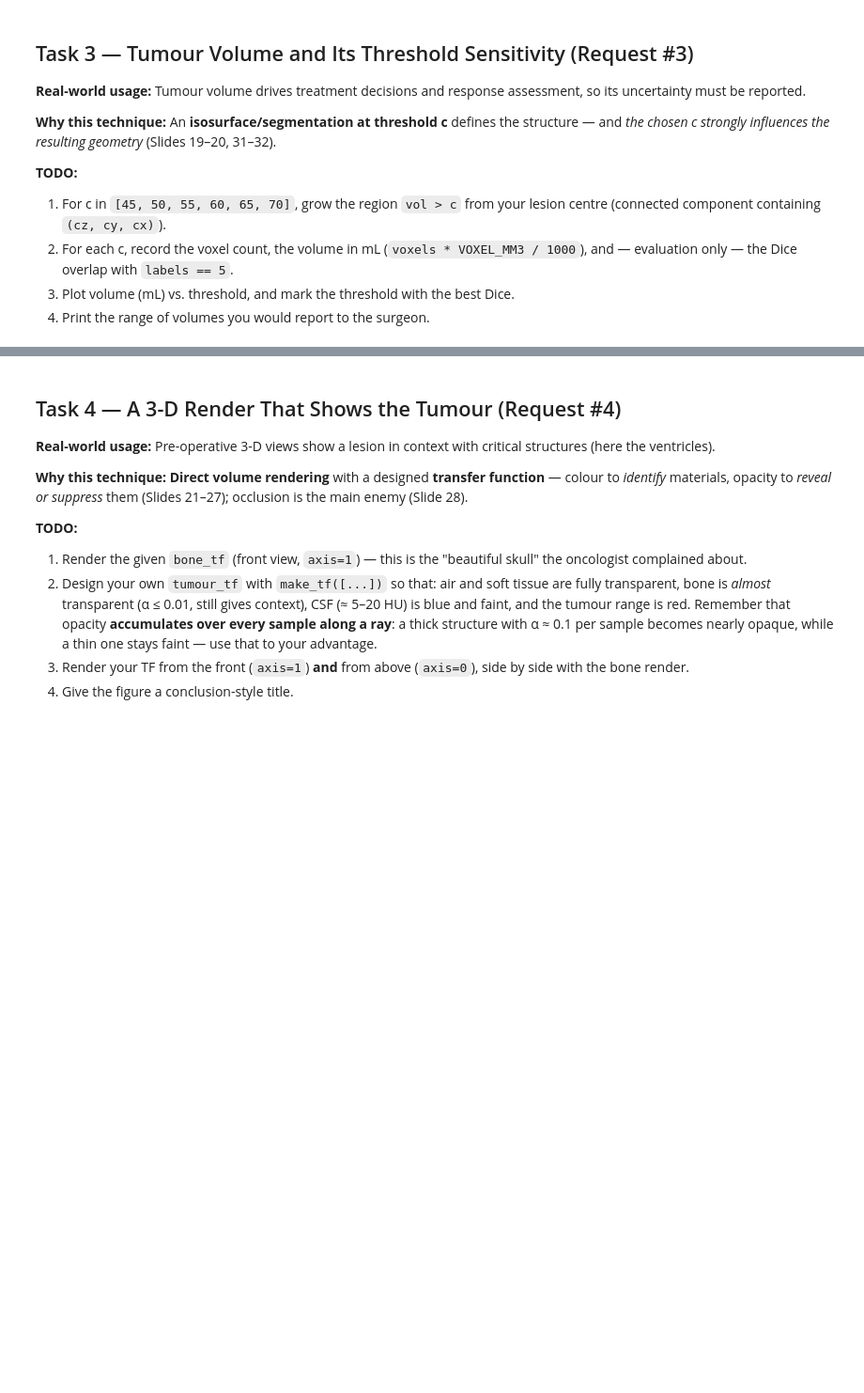
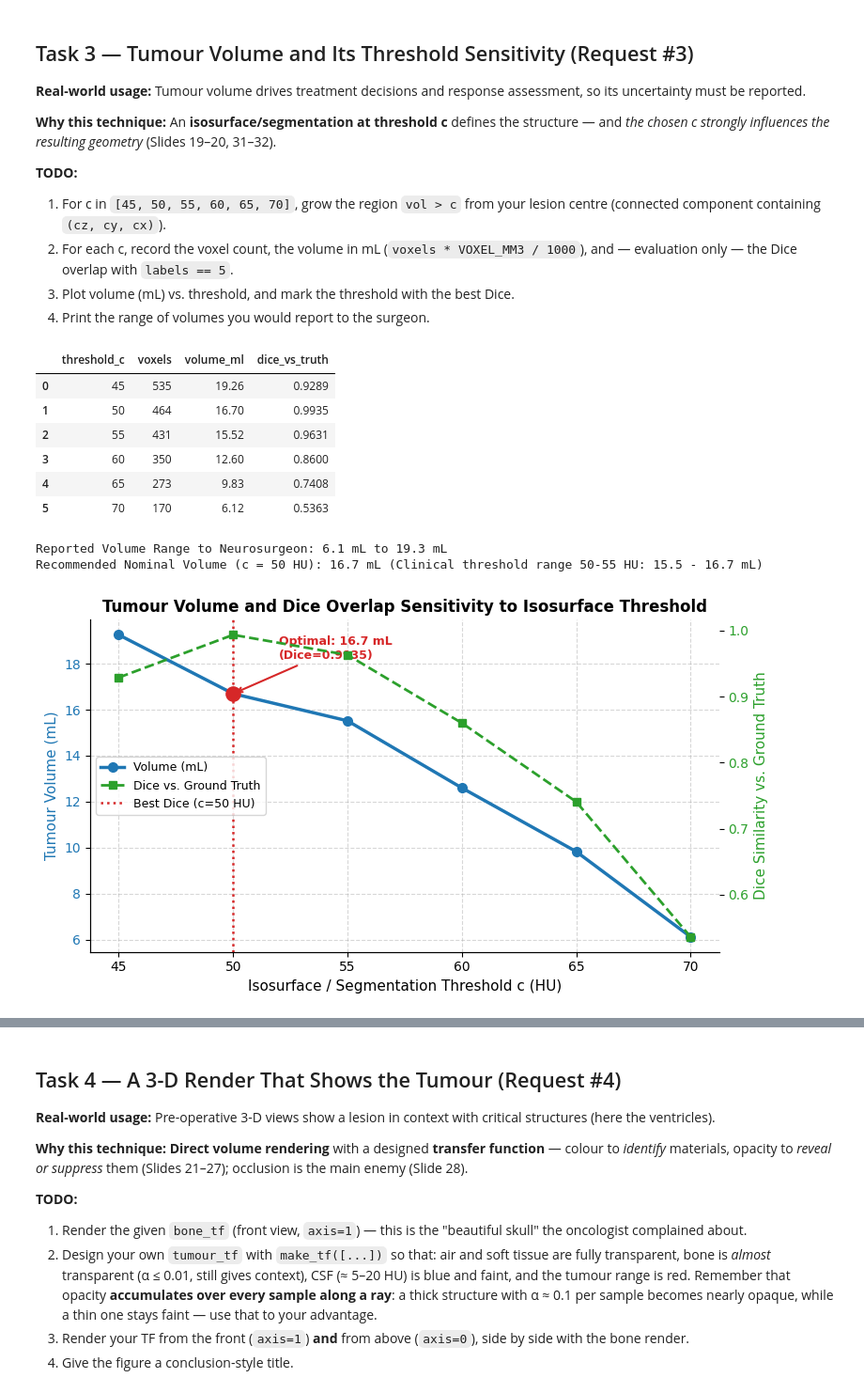
Before and after one commit to adarshm1705/VDUI-unit-3-assignment, a Jupyter notebook: unit3_ppt3_activity.ipynb, the cells around one changed output, grey strips where cells are left out. Shown at 94% size. Saved outputs shown, nothing was run; the diff lists cells and outputs as text; code cells hidden in the pictures; blank space fills up the shorter version.

Commit message:
Complete Exercise 2: The Tumour-Board Briefing (SRN: PES2UG24CS028)

```diff
--- a/unit3_ppt3_activity.ipynb
+++ b/unit3_ppt3_activity.ipynb
@@ -163,18 +232,78 @@ strongly influences the resulting geometry* (Slides 19–20, 31–32).
 # %%
 truth = labels == 5
 rows = []
-# TODO 1 & 2
 
+# TODO 1 & 2: Evaluate thresholds c in [45, 50, 55, 60, 65, 70]
+for c in [45, 50, 55, 60, 65, 70]:
+    comp, _ = ndimage.label(vol > c)
+    region = comp == comp[cz, cy, cx]
+    voxels = int(region.sum())
+    volume_ml = voxels * VOXEL_MM3 / 1000.0
+    dice = 2.0 * (region & truth).sum() / (region.sum() + truth.sum())
+    rows.append({
+        "threshold_c": c,
+        "voxels": voxels,
+        "volume_ml": round(volume_ml, 2),
+        "dice_vs_truth": round(dice, 4)
+    })
 
 table = pd.DataFrame(rows)
 display(table)
 
-# TODO 3
-fig, ax = plt.subplots(figsize=(7, 4))
+# TODO 3: Plot volume vs. threshold and highlight best Dice
+best_idx = table["dice_vs_truth"].idxmax()
+best_c = table.loc[best_idx, "threshold_c"]
+best_vol = table.loc[best_idx, "volume_ml"]
+best_dice = table.loc[best_idx, "dice_vs_truth"]
 
-plt.tight_layout(); plt.show()
+fig, ax1 = plt.subplots(figsize=(8, 4.5))
+color = "#1f77b4"
+ax1.set_xlabel("Isosurface / Segmentation Threshold c (HU)", fontsize=11)
+ax1.set_ylabel("Tumour Volume (mL)", color=color, fontsize=11)
+line1 = ax1.plot(table["threshold_c"], table["volume_ml"], "o-", color=color, lw=2.5, ms=7, label="Volume (mL)")
+ax1.tick_params(axis="y", labelcolor=color)
+ax1.grid(True, linestyle="--", alpha=0.5)
 
-# TODO 4
+# Secondary axis for Dice score
+ax2 = ax1.twinx()
+color2 = "#2ca02c"
+ax2.set_ylabel("Dice Similarity vs. Ground Truth", color=color2, fontsize=11)
+line2 = ax2.plot(table["threshold_c"], table["dice_vs_truth"], "s--", color=color2, lw=2, ms=6, label="Dice score")
+ax2.tick_params(axis="y", labelcolor=color2)
+
+# Highlight optimal threshold
+ax1.axvline(best_c, color="#d62728", linestyle=":", lw=1.8, label=f"Optimal Dice (c={best_c} HU)")
+ax1.scatter([best_c], [best_vol], color="#d62728", s=120, zorder=5)
+ax1.annotate(f"Optimal: {best_vol} mL\n(Dice={best_dice})",
+             xy=(best_c, best_vol), xytext=(best_c + 2, best_vol + 1.5),
+             arrowprops=dict(arrowstyle="->", color="#d62728", lw=1.5),
+             fontsize=9, fontweight="bold", color="#d62728")
+
+lines = line1 + line2 + [plt.Line2D([0], [0], color="#d62728", linestyle=":", lw=1.8)]
+labels_leg = ["Volume (mL)", "Dice vs. Ground Truth", f"Best Dice (c={best_c} HU)"]
+ax1.legend(lines, labels_leg, loc="center left", fontsize=9, framealpha=0.8)
+
+plt.title("Tumour Volume and Dice Overlap Sensitivity to Isosurface Threshold", fontsize=12, fontweight="bold")
+plt.tight_layout()
+plt.show()
+
+# TODO 4: Print reported range
+min_vol = table["volume_ml"].min()
+max_vol = table["volume_ml"].max()
+nominal_vol = table.loc[table["threshold_c"] == 50, "volume_ml"].values[0]
+print(f"Reported Volume Range to Neurosurgeon: {min_vol:.1f} mL to {max_vol:.1f} mL")
+print(f"Recommended Nominal Volume (c = 50 HU): {nominal_vol:.1f} mL (Clinical threshold range 50-55 HU: {table.loc[table["threshold_c"] == 55, "volume_ml"].values[0]:.1f} - {nominal_vol:.1f} mL)")
+# %% [output]
+|  | threshold_c | voxels | volume_ml | dice_vs_truth |
+| 0 | 45 | 535 | 19.26 | 0.9289 |
+| 1 | 50 | 464 | 16.70 | 0.9935 |
+| 2 | 55 | 431 | 15.52 | 0.9631 |
+| 3 | 60 | 350 | 12.60 | 0.8600 |
+| 4 | 65 | 273 | 9.83 | 0.7408 |
+| 5 | 70 | 170 | 6.12 | 0.5363 |
+Reported Volume Range to Neurosurgeon: 6.1 mL to 19.3 mL
+Recommended Nominal Volume (c = 50 HU): 16.7 mL (Clinical threshold range 50-55 HU: 15.5 - 16.7 mL)
+[figure, added]
 # %% [markdown]
 **Reflection:** In real life there is no ground-truth label. How would you choose and justify c for the tumour
 board, and how would you *visualize* the uncertainty so the surgeon doesn't treat a single number as exact?
```
Also changed, not shown: parts of 10 cells of this notebook, 1 other file.
